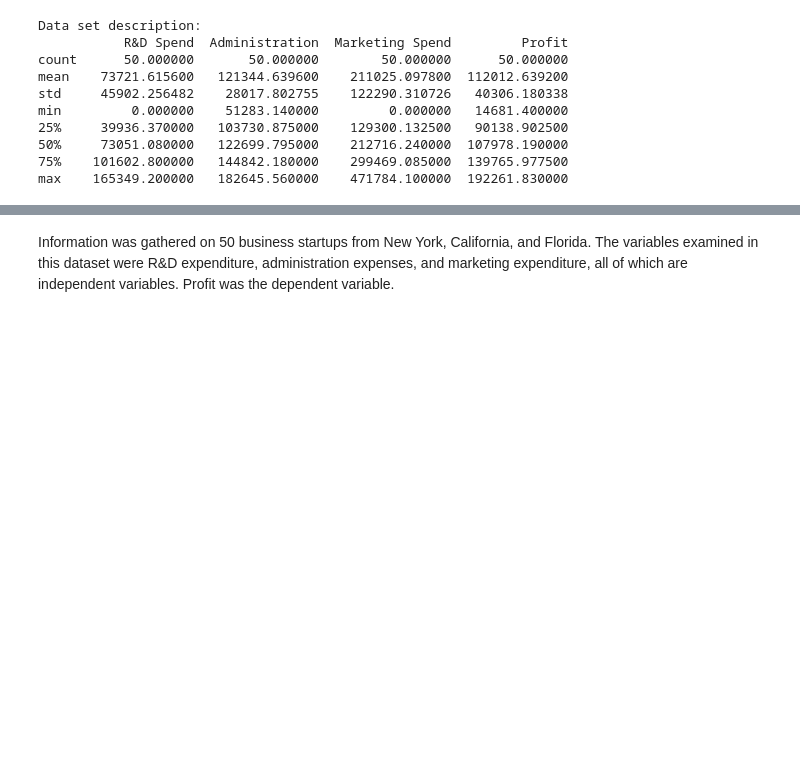
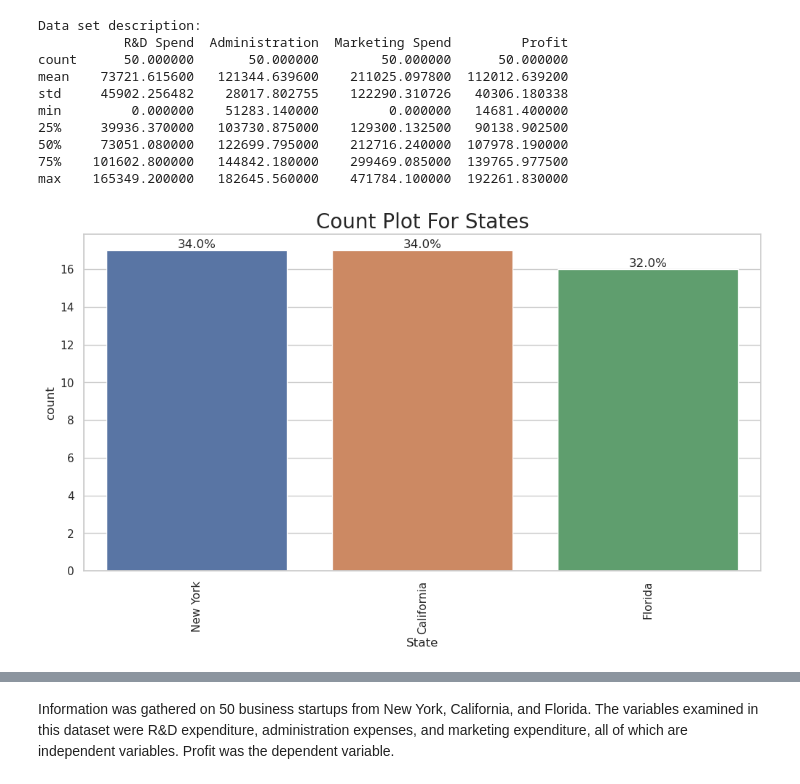
Before and after one commit to KacperBytnar/Machine_Learning_Evaluate_new_startups_profit, a Jupyter notebook: calcs/50-Startups_ML_Mandatory-Assignment.ipynb, the cells around one changed output, grey strips where cells are left out. Saved outputs shown, nothing was run; the diff lists cells and outputs as text; code cells hidden in the pictures; blank space fills up the shorter version.

```diff
--- a/calcs/50-Startups_ML_Mandatory-Assignment.ipynb
+++ b/calcs/50-Startups_ML_Mandatory-Assignment.ipynb
@@ -98,3 +98,19 @@ min         0.000000    51283.140000         0.000000   14681.400000
 50%     73051.080000   122699.795000    212716.240000  107978.190000
 75%    101602.800000   144842.180000    299469.085000  139765.977500
 max    165349.200000   182645.560000    471784.100000  192261.830000
+# %%
+#check count based on categorical features
+sns.set(style="whitegrid")
+plt.figure(figsize=(12,6))
+total = float(len(dataset))
+ax = sns.countplot(x="State", data=dataset)
+plt.xticks(rotation=90)
+plt.title("Count Plot For States", fontsize=20)
+for p in ax.patches:
+    percentage = '{:.1f}%'.format(100 * p.get_height()/total)
+    x = p.get_x() + p.get_width() / 2.
+    y = p.get_height()
+    ax.annotate(percentage, (x, y),ha='center',va='bottom')
+plt.show()
+# %% [output]
+[figure, added]
```
Also changed, not shown: parts of 5 cells of this notebook.
